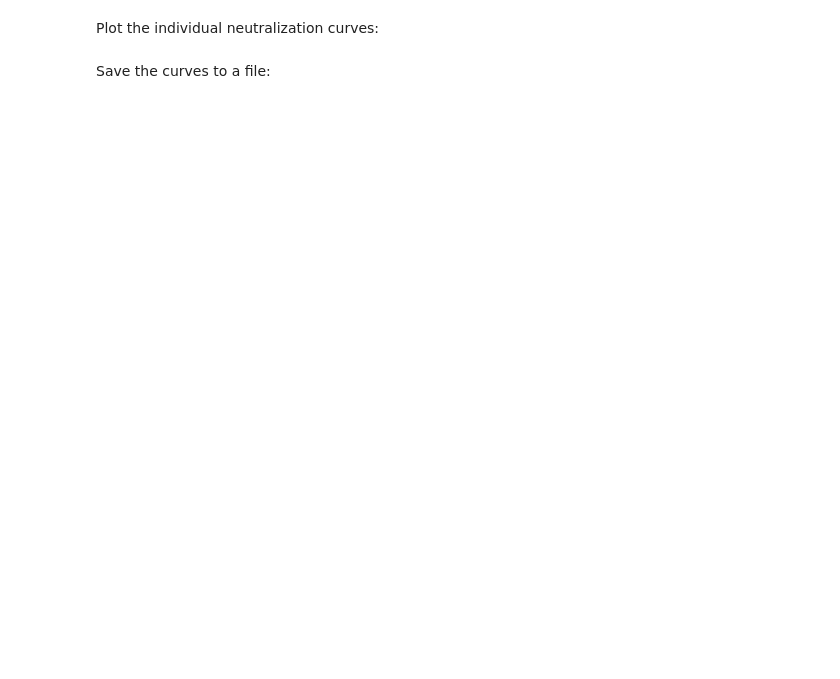
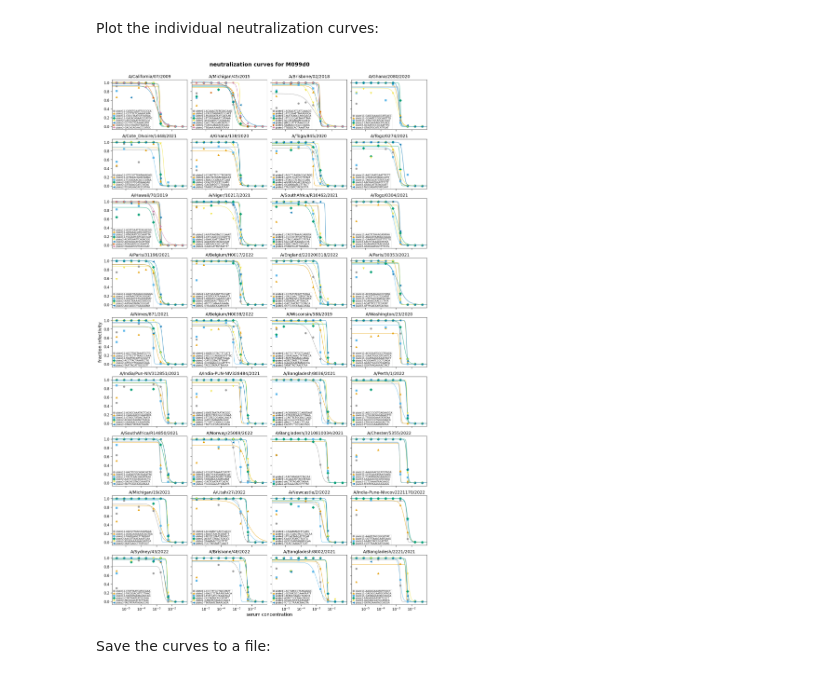
Before and after one commit to jbloomlab/seqneut-pipeline, a Jupyter notebook: notebooks/serum_titers.py.ipynb, the cells around one changed output. Saved outputs shown, nothing was run; the diff lists cells and outputs as text; code cells hidden in the pictures; blank space fills up the shorter version.

Commit message:
implement `virus_replicates_to_drop` in `serum_titers`

```diff
--- a/notebooks/serum_titers.py.ipynb
+++ b/notebooks/serum_titers.py.ipynb
@@ -34,8 +74,22 @@ assert len(plate_fits)
 serum_fits = (
     pd.concat([pd.read_csv(f) for f in plate_fits])
     .query("serum == @serum")
-    .drop(columns="serum")
 )
+
+# remove virus-replicates to drop
+print(f"Read a total of {len(serum_fits)} titers")
+assert "tup" not in set(serum_fits.columns)
+serum_fits = (
+    serum_fits
+    .assign(
+        tup=lambda x: list(
+            x[["virus", "replicate"]].itertuples(index=False, name=None)
+        ),
+    )
+    .query("tup not in @virus_replicates_to_drop")
+    .drop(columns="tup")
+)
+print(f"Retained {len(serum_fits)} titers after dropping specified ones")
 
 assert len(serum_fits), f"no titers for {serum=}"
 assert len(serum_fits) == len(serum_fits.groupby(["replicate", "virus"]))
@@ -61,7 +121,6 @@ per_rep_titers = (
         nt50_bound=lambda x: x["ic50_bound"].map(
             {"interpolated": "interpolated", "upper": "lower", "lower": "upper"}
         ),
-        serum=serum,
     )
     [["serum", "replicate", "virus", "nt50", "nt50_bound"]]
 )
@@ -208,25 +284,33 @@ Plot the individual neutralization curves:
 # %%
 # combine all the fits
 fits_to_combine = []
 for fname in pickle_fits:
     with open(fname, "rb") as f:
         fits_to_combine.append(pickle.load(f))
-serum_curvefits = neutcurve.CurveFits.combineCurveFits(fits_to_combine)
+serum_curvefits = neutcurve.CurveFits.combineCurveFits(
+    fits_to_combine,
+    sera=[serum],
+    serum_virus_replicates_to_drop=[
+        (serum, virus, replicate)
+        for (virus, replicate) in virus_replicates_to_drop
+    ],
+)
 
 fig, _ = serum_curvefits.plotReplicates(
     attempt_shared_legend=False,
     legendfontsize=8,
     ncol=4,
     heightscale=1.25,
     widthscale=1.25,
     viruses=viruses,
-    sera=[serum],
     subplot_titles="{virus}",
 )
 
 _ = fig.suptitle(f"neutralization curves for {serum}", y=1, fontsize=18, fontweight="bold")
 
 fig.tight_layout()
+# %% [output]
+[figure, added]
 # %% [markdown]
 Save the curves to a file:
 # %%
```
Also changed, not shown: parts of 10 cells of this notebook, 3 other files.
